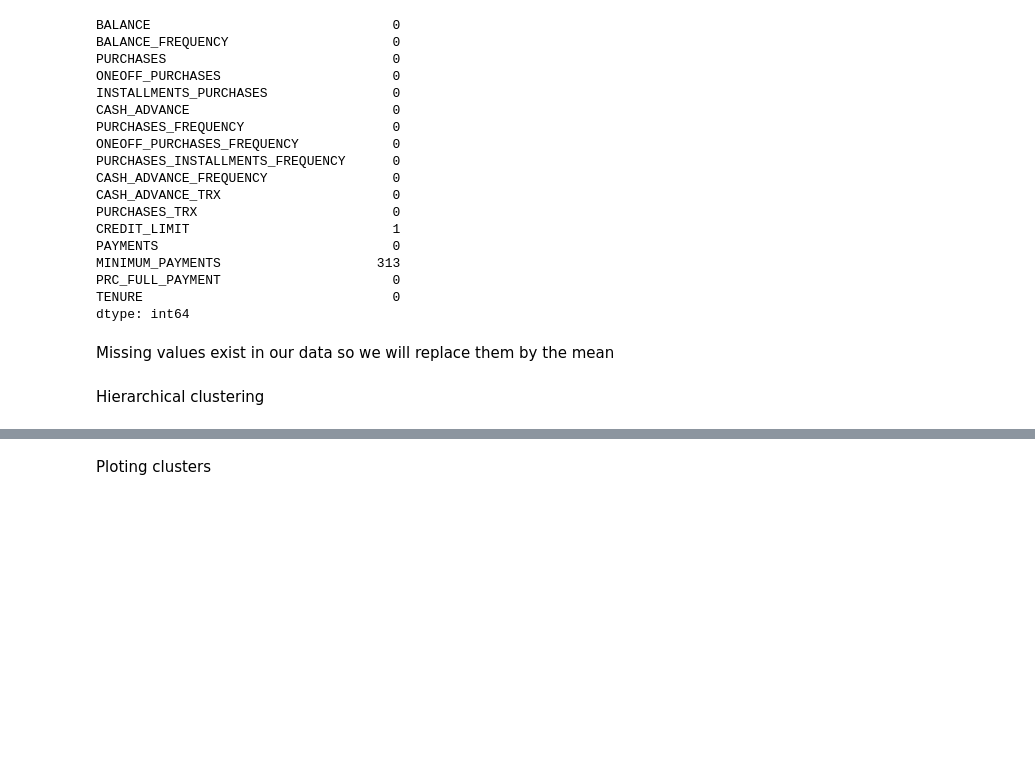
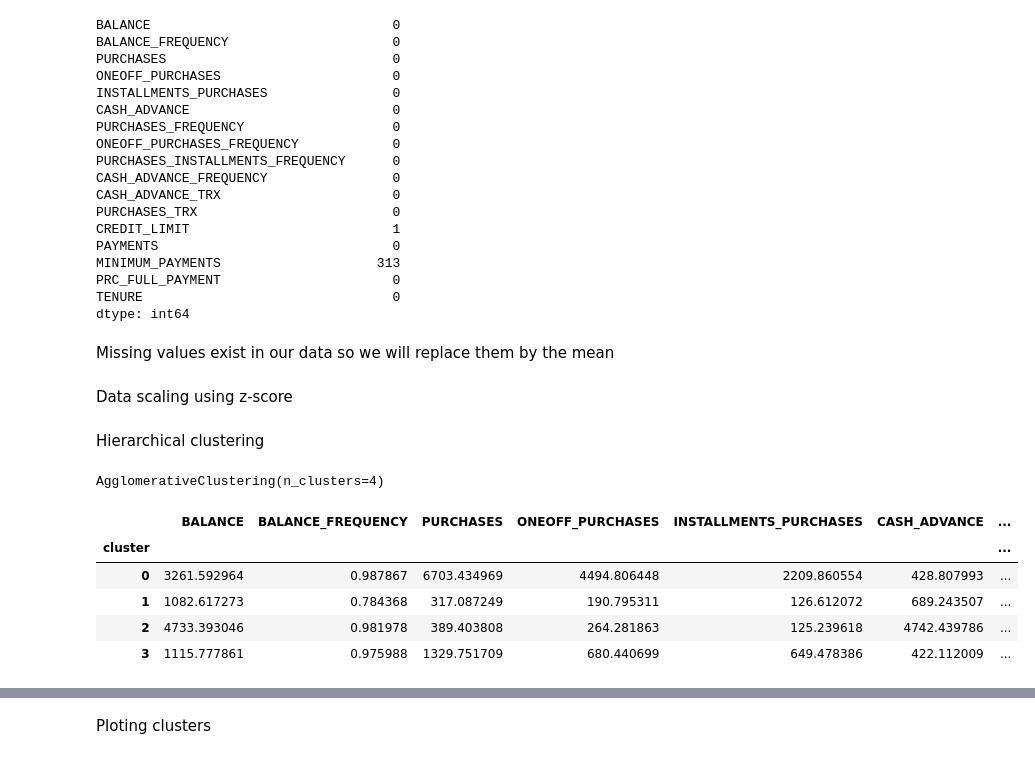
Before and after one commit to shenpaii/GMC-AI-COURSE, a Jupyter notebook: CHECKPOINT7.ipynb, the cells around one changed output, grey strips where cells are left out. Cells and saved outputs as stored; diff of their text form; code cells hidden in the pictures; blank space fills up the shorter version.

```diff
--- a/CHECKPOINT7.ipynb
+++ b/CHECKPOINT7.ipynb
@@ -67,3 +71,5 @@ Missing values exist in our data so we will replace them by the mean
 data['CREDIT_LIMIT'].fillna(data['CREDIT_LIMIT'].mean(), inplace = True)
 
 data['MINIMUM_PAYMENTS'].fillna(data['MINIMUM_PAYMENTS'].mean(), inplace = True)
+# %% [markdown]
+Data scaling using z-score
@@ -70,5 +78,17 @@ data['MINIMUM_PAYMENTS'].fillna(data['MINIMUM_PAYMENTS'].mean(), inplace = True)
 # %% [markdown]
 Hierarchical clustering
 # %%
-agglo = AgglomerativeClustering(n_clusters = 3, affinity='euclidean', linkage='complete')
-clust_labels = agglo.fit_predict(data)
+agglo = AgglomerativeClustering(n_clusters = 4, affinity='euclidean', linkage='ward')
+agglo.fit(scaled_data)
+# %% [output]
+AgglomerativeClustering(n_clusters=4)
+# %%
+clusters = pd.concat([data, pd.DataFrame({'cluster':agglo.labels_})], axis=1) # adding clusters to data
+clusters.groupby('cluster').mean()
+# %% [output]
+|  | BALANCE | BALANCE_FREQUENCY | PURCHASES | ONEOFF_PURCHASES | INSTALLMENTS_PURCHASES | CASH_ADVANCE | ... |
+| cluster |  |  |  |  |  |  | ... |
+| 0 | 3261.592964 | 0.987867 | 6703.434969 | 4494.806448 | 2209.860554 | 428.807993 | ... |
+| 1 | 1082.617273 | 0.784368 | 317.087249 | 190.795311 | 126.612072 | 689.243507 | ... |
+| 2 | 4733.393046 | 0.981978 | 389.403808 | 264.281863 | 125.239618 | 4742.439786 | ... |
+| 3 | 1115.777861 | 0.975988 | 1329.751709 | 680.440699 | 649.478386 | 422.112009 | ... |
```
Also changed, not shown: parts of 19 cells of this notebook.
